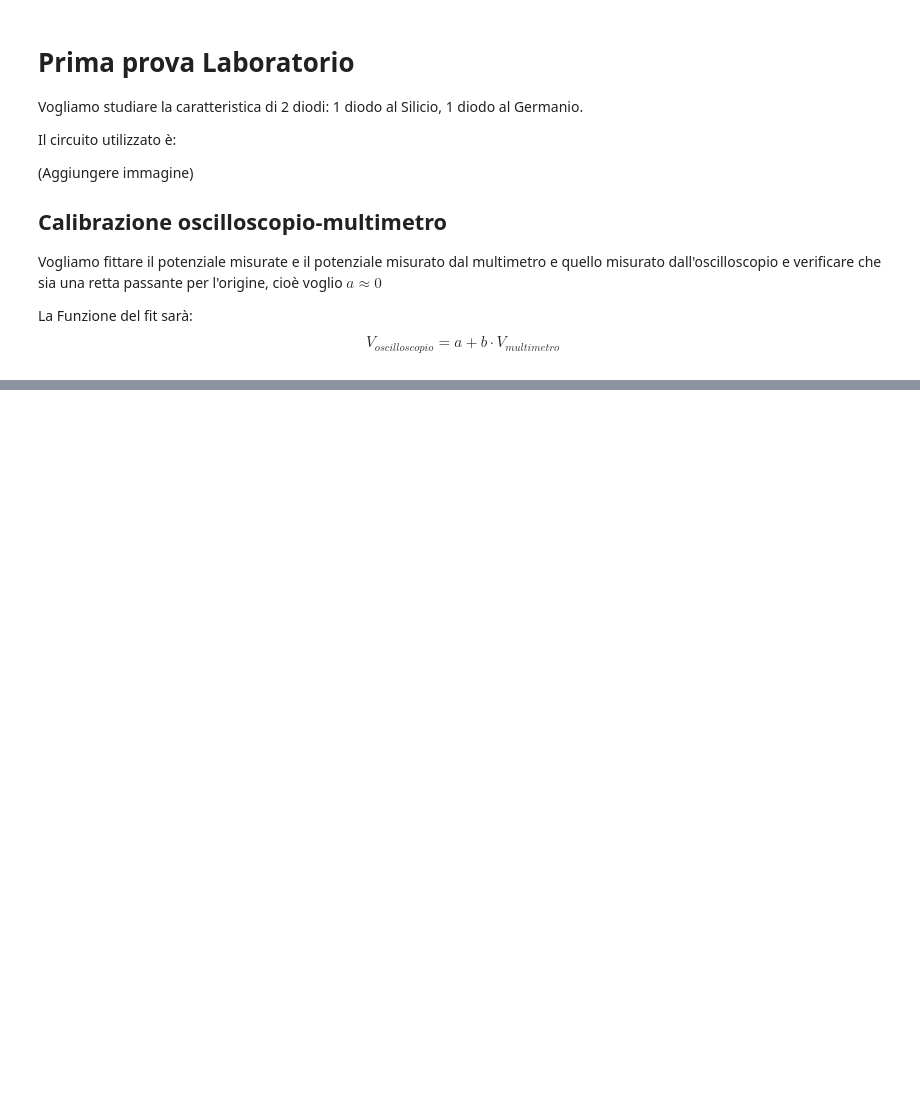
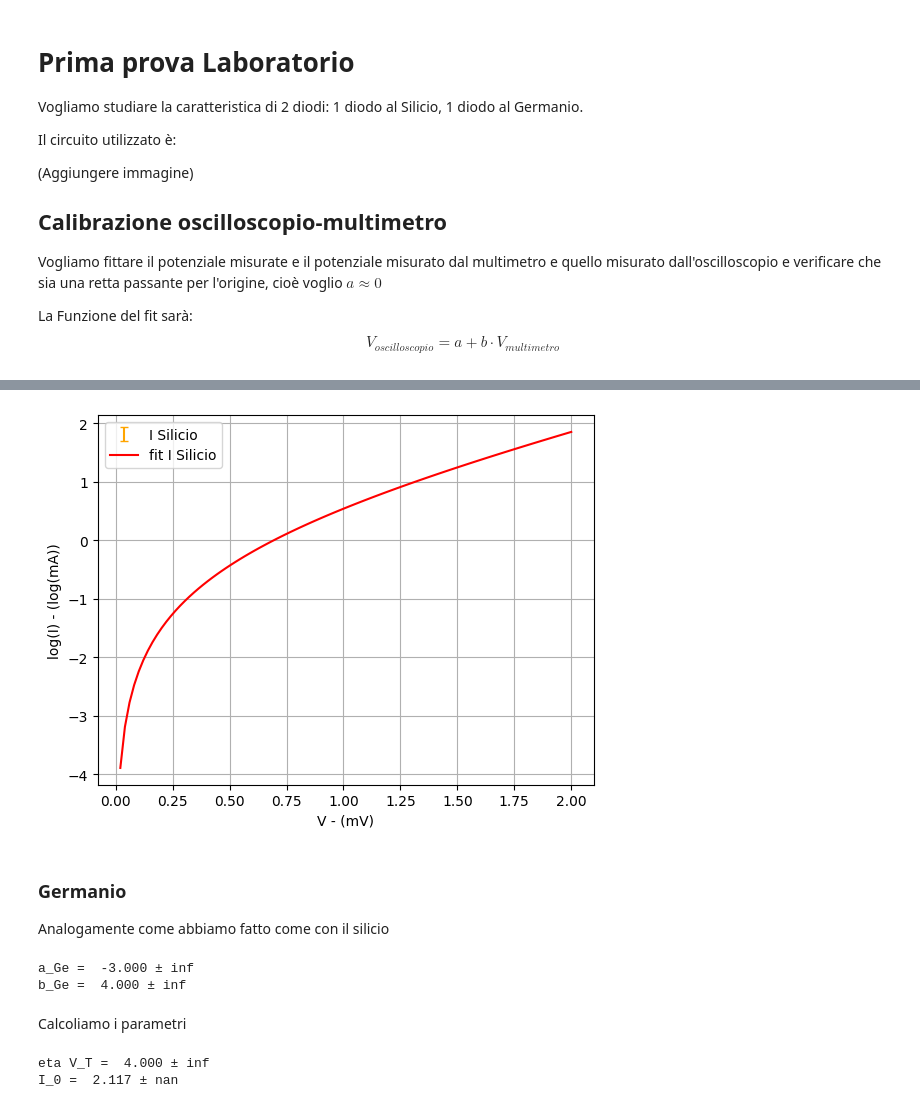
Before and after one commit to Filippo3001/Physics, a Jupyter notebook: notebook/Lab/Esperimento 1/Esperimento 1 Lab.ipynb, the cells around one changed output, grey strips where cells are left out. Cells and saved outputs as stored; diff of their text form; code cells hidden in the pictures; blank space fills up the shorter version.

```diff
--- a/notebook/Lab/Esperimento 1/Esperimento 1 Lab.ipynb
+++ b/notebook/Lab/Esperimento 1/Esperimento 1 Lab.ipynb
@@ -68 +72,4 @@ I = I_{0}( \exp{\frac{V_D}{V_T}} - 1 )
 $$
+# %%
+def f_I(V_D,I_0, eta_V_T):
+    return I_0*(np.exp(V_D/eta_V_T) - 1)
@@ -68,0 +146,55 @@ $$
+# %%
+#semilogarithmic graph
+plt.xlabel("V - (mV)")
+plt.ylabel("log(I) - (log(mA))")
+
+plt.errorbar(V_Si, np.log(I_Si), np.log(error_Si), linestyle="none", color="orange", capsize=3, capthick=1, label="I Silicio") # data with error
+plt.errorbar(simul_V_Si, np.log(simul_I_Si), label="fit I Silicio", color="red") #fit
+
+plt.legend(loc='upper left')
+
+plt.grid(True)
+plt.show()
+# %% [output]
+[figure, added]
+# %% [markdown]
+### Germanio
+Analogamente come abbiamo fatto come con il silicio
+# %%
+file_to_analyze = "Germanio"
+Data = np.loadtxt("Dati/" + file_to_analyze, float, skiprows=1)
+I_Ge = Data[:, 0]
+V_Ge = Data[:, 1]
+error_Ge = Data[:, 2] # it's the error on the V
+
+# initial guess
+a_Ge = 1e-6
+b_Ge = 50
+initial_guess_Ge = np.array([a,b])
+
+#fit the data
+fit_Ge, cov_Ge = curve_fit(linear_fit, I_Ge, V_Ge, sigma=error_Ge, p0=initial_guess_Ge)
+
+error_Ge = np.sqrt(np.diag(cov_Ge))
+
+# print the fit results
+print('a_Ge = ', '{:.3f}'.format(fit_Ge[0]), '±', '{:.5f}'.format(error_Ge[0]))
+print('b_Ge = ', '{:.3f}'.format(fit_Ge[1]), '±', '{:.5f}'.format(error_Ge[1]))
+# %% [output]
+a_Ge =  -3.000 ± inf
+b_Ge =  4.000 ± inf
+# %% [markdown]
+Calcoliamo i parametri
+# %%
+#evaluate the results
+eta_V_T_Ge = fit_Ge[1]
+eta_V_T_error_Ge = error_Ge[1]
+I_0_Ge = np.exp(-fit_Ge[0]/fit_Ge[1])
+I_0_error_Ge = (I_0_Si/fit_Ge[1])*np.sqrt(error_Ge[0]**2 + ((a**2)/(b**2))*error_Ge[1]**2 + 2*(fit_Ge[0]/fit_Ge[1])*cov_Ge[0][1])
+
+#print the results
+print('eta V_T = ', '{:.3f}'.format(eta_V_T_Ge), '±', '{:.5f}'.format(eta_V_T_error_Ge))
+print('I_0 = ', '{:.3f}'.format(I_0_Ge), '±', '{:.5f}'.format(I_0_error_Ge))
+# %% [output]
+eta V_T =  4.000 ± inf
+I_0 =  2.117 ± nan
```
Also changed, not shown: parts of 14 cells of this notebook, 3 other files.
